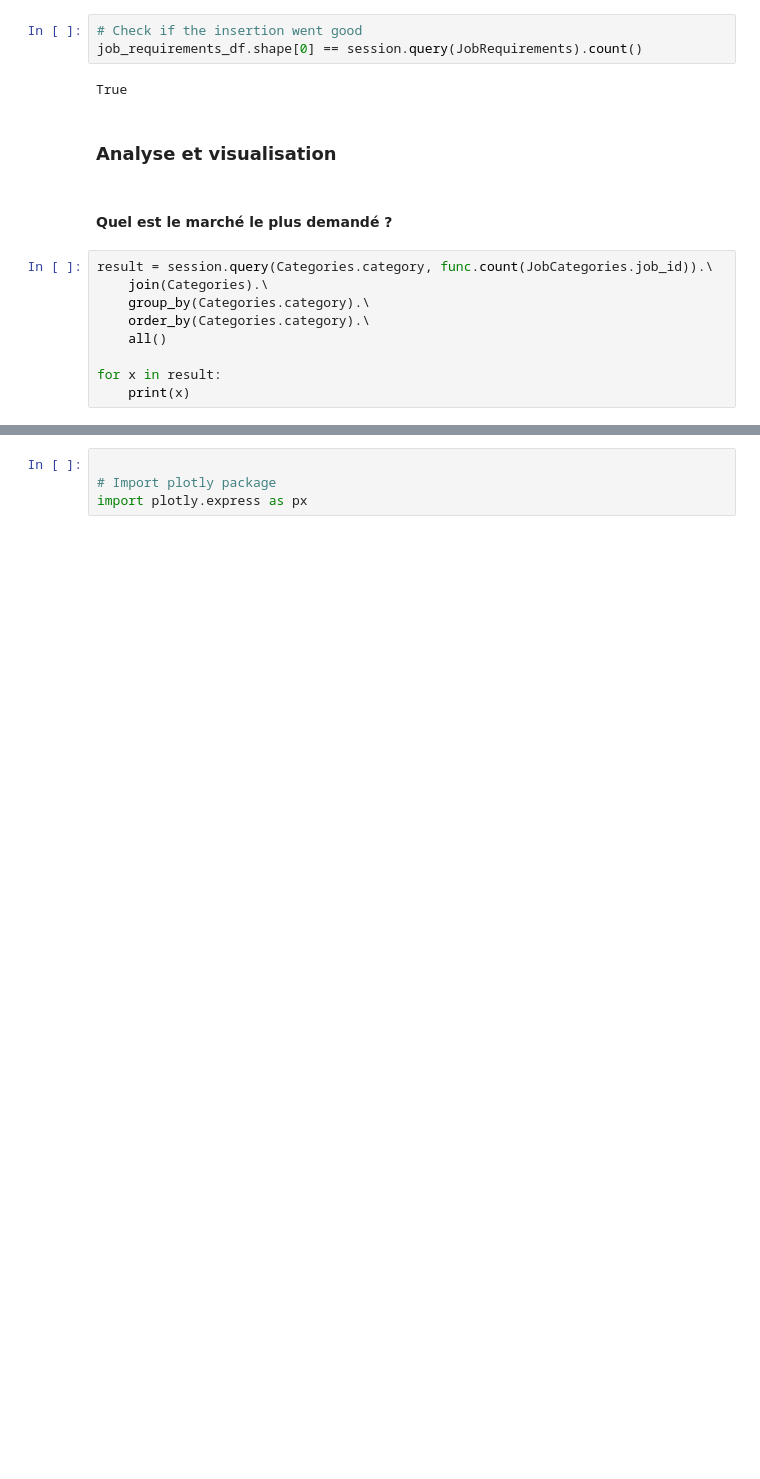
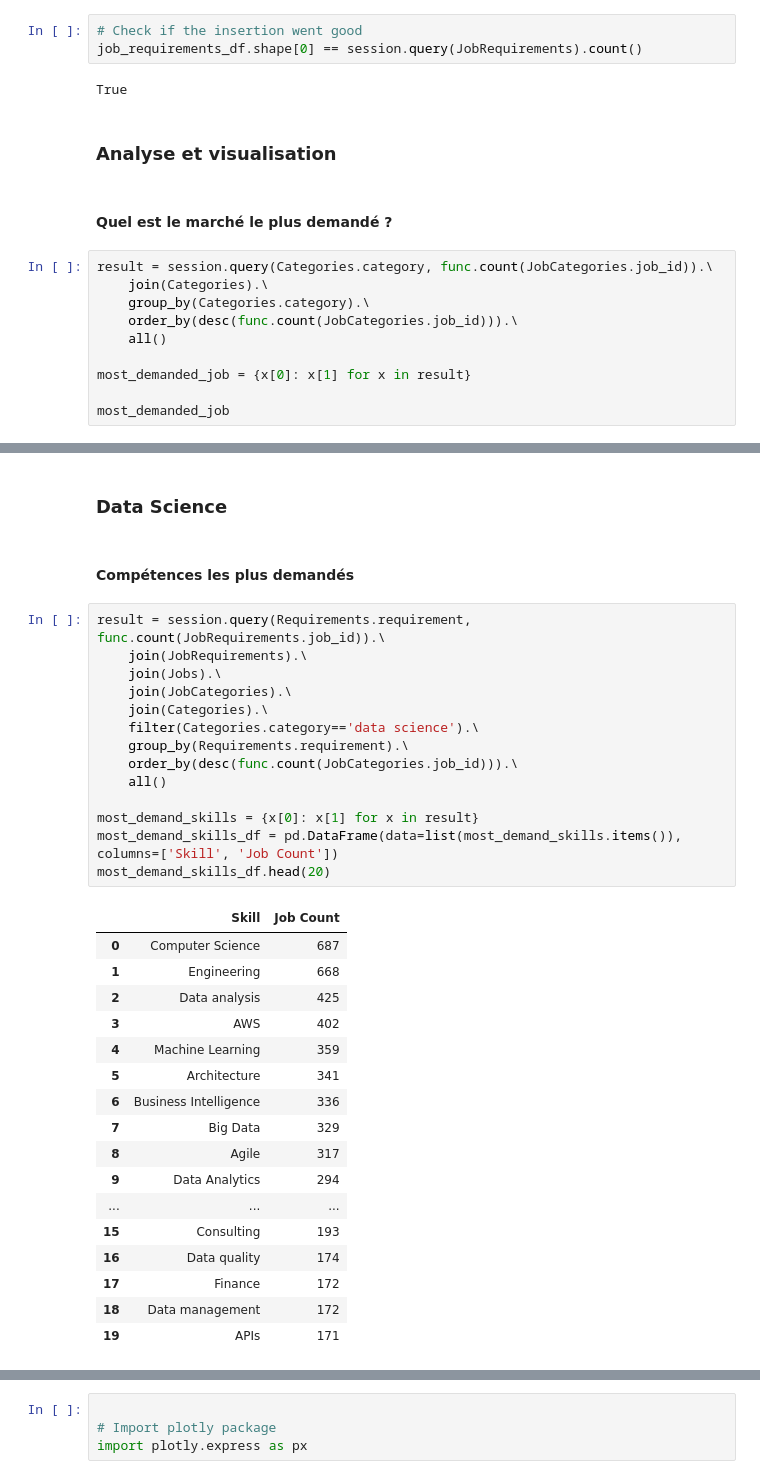
Before and after one commit to Sefdine/Job_opportunities, a Jupyter notebook: dev.ipynb, the cells around one changed output, grey strips where cells are left out. Cells and saved outputs as stored; diff of their text form; blank space fills up the shorter version.

Commit message:
most demanded market

```diff
--- a/dev.ipynb
+++ b/dev.ipynb
@@ -688,9 +688,10 @@ True
 result = session.query(Categories.category, func.count(JobCategories.job_id)).\
     join(Categories).\
     group_by(Categories.category).\
-    order_by(Categories.category).\
+    order_by(desc(func.count(JobCategories.job_id))).\
     all()
 
-for x in result:
-    print(x)
+most_demanded_job = {x[0]: x[1] for x in result}
+
+most_demanded_job
 # %% [output]
@@ -700,0 +729,36 @@ for x in result:
+# %% [markdown]
+### Data Science
+# %% [markdown]
+#### Compétences les plus demandés
+# %%
+result = session.query(Requirements.requirement, func.count(JobRequirements.job_id)).\
+    join(JobRequirements).\
+    join(Jobs).\
+    join(JobCategories).\
+    join(Categories).\
+    filter(Categories.category=='data science').\
+    group_by(Requirements.requirement).\
+    order_by(desc(func.count(JobCategories.job_id))).\
+    all()
+
+most_demand_skills = {x[0]: x[1] for x in result}
+most_demand_skills_df = pd.DataFrame(data=list(most_demand_skills.items()), columns=['Skill', 'Job Count'])
+most_demand_skills_df.head(20)
+# %% [output]
+|  | Skill | Job Count |
+| 0 | Computer Science | 687 |
+| 1 | Engineering | 668 |
+| 2 | Data analysis | 425 |
+| 3 | AWS | 402 |
+| 4 | Machine Learning | 359 |
+| 5 | Architecture | 341 |
+| 6 | Business Intelligence | 336 |
+| 7 | Big Data | 329 |
+| 8 | Agile | 317 |
+| 9 | Data Analytics | 294 |
+| ... | ... | ... |
+| 15 | Consulting | 193 |
+| 16 | Data quality | 174 |
+| 17 | Finance | 172 |
+| 18 | Data management | 172 |
+| 19 | APIs | 171 |
```
Also changed, not shown: parts of 5 cells of this notebook.
